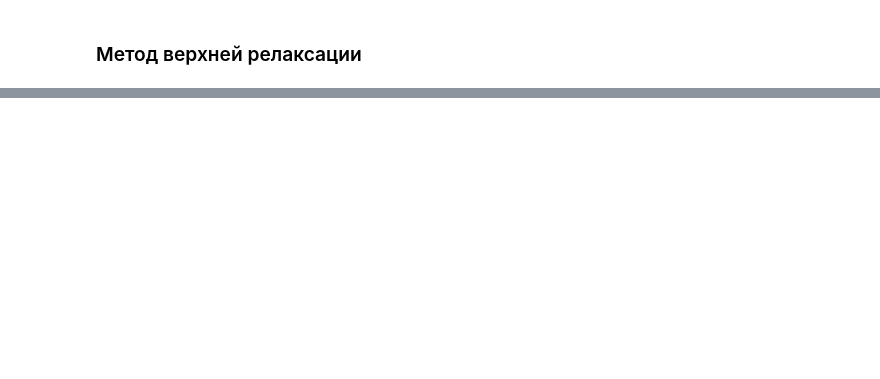
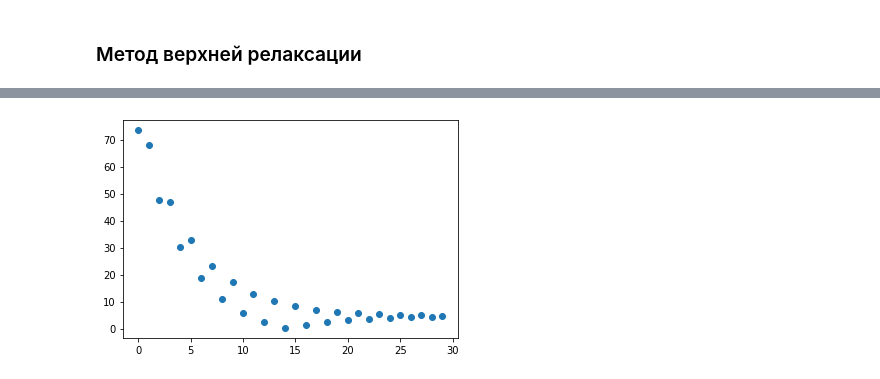
Before and after one commit to d3phys/computational-math, a Jupyter notebook: Lab 2 - System of linear equations/system-of-linear-equations.ipynb, the cells around one changed output, grey strips where cells are left out. Cells and saved outputs as stored; diff of their text form; code cells hidden in the pictures; blank space fills up the shorter version.

```diff
--- a/Lab 2 - System of linear equations/system-of-linear-equations.ipynb
+++ b/Lab 2 - System of linear equations/system-of-linear-equations.ipynb
@@ -120,0 +221,4 @@ array([[0., 0., 0., 0.],
+# %%
+sor(w = 1.8)
+# %% [output]
+[figure, added]
```
Also changed, not shown: parts of 20 cells of this notebook.
